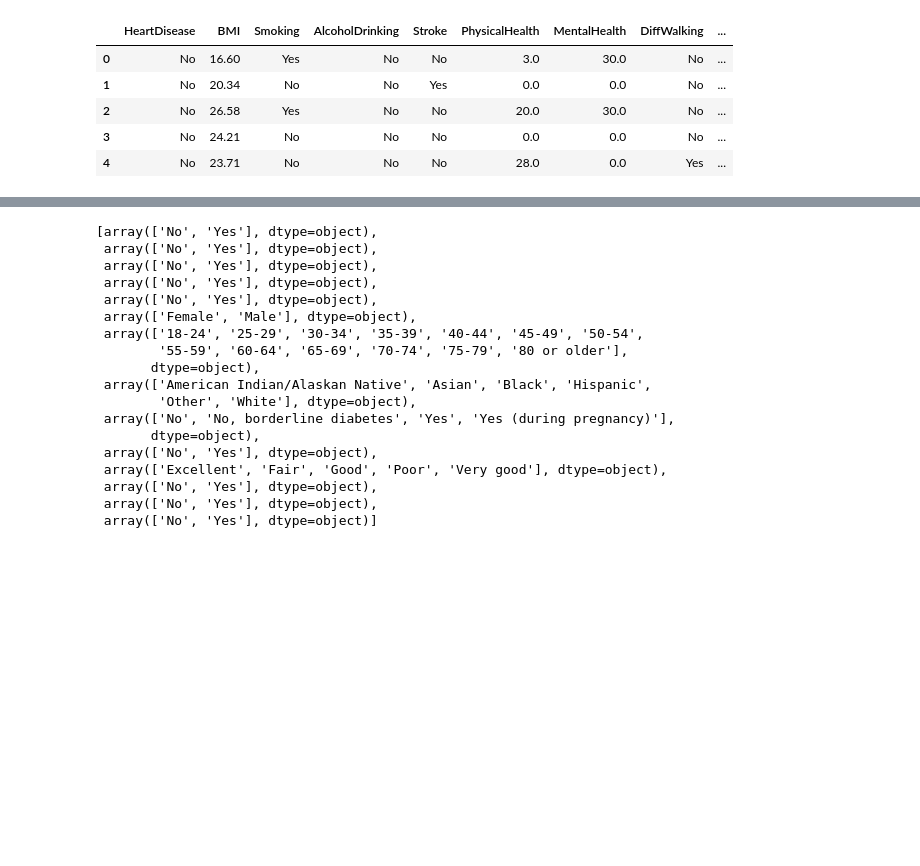
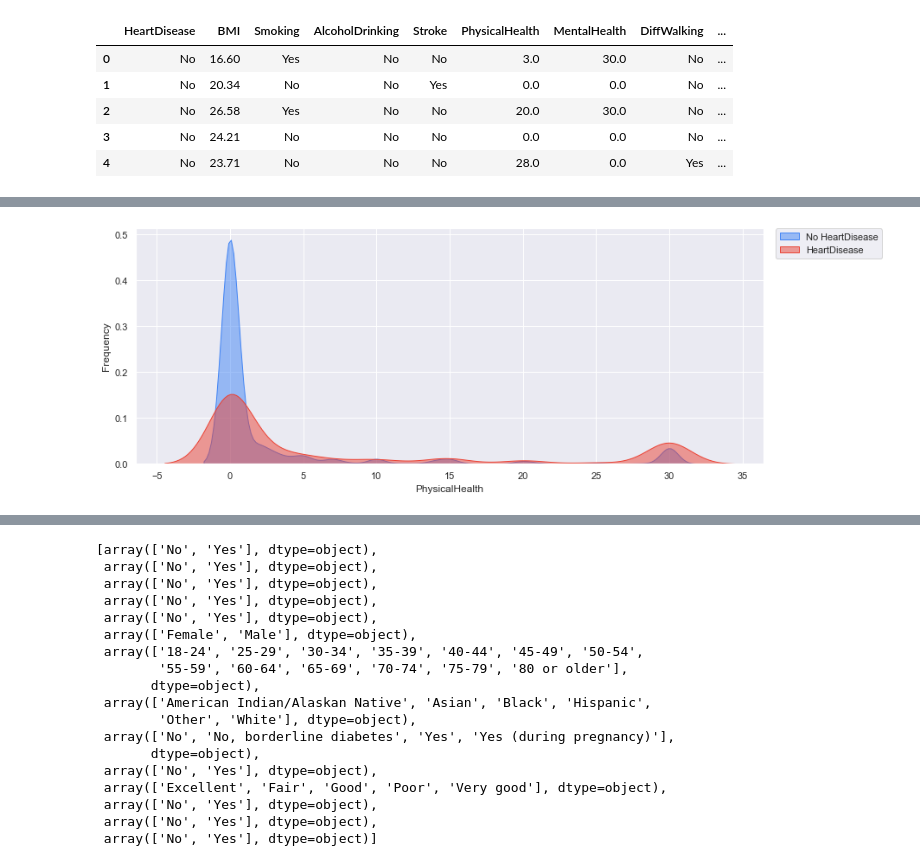
Before and after one commit to thesloppyguy/ODU, a Jupyter notebook: DPP/cvd.ipynb, the cells around one changed output, grey strips where cells are left out. Cells and saved outputs as stored; diff of their text form; code cells hidden in the pictures; blank space fills up the shorter version.

```diff
--- a/DPP/cvd.ipynb
+++ b/DPP/cvd.ipynb
@@ -50,0 +173,10 @@ temp.describe()[1:2]
+# %%
+fig, ax = plt.subplots(figsize = (13,5))
+sns.kdeplot(df[df["HeartDisease"]=='No']["PhysicalHealth"], alpha=0.5,shade = True, color="#4285f4", label="No HeartDisease", ax = ax)
+sns.kdeplot(df[df["HeartDisease"]=='Yes']["PhysicalHealth"], alpha=0.5,shade = True, color="#ea4335", label="HeartDisease", ax = ax)
+ax.set_xlabel("PhysicalHealth")
+ax.set_ylabel("Frequency")
+ax.legend(bbox_to_anchor=(1.02, 1), loc=2, borderaxespad=0.)
+plt.show()
+# %% [output]
+[figure, added]
```
Also changed, not shown: parts of 16 cells of this notebook, 2 other files.
